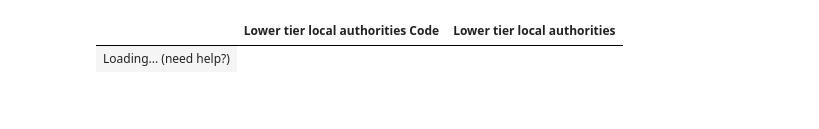
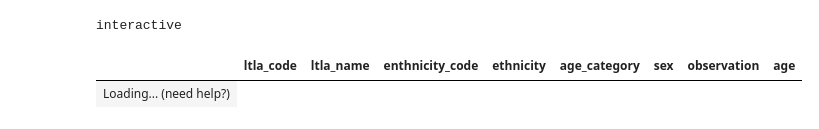
Before and after one commit to jimmytidey/personar, a Jupyter notebook: API/data/core_demography_by_ltla/core_demography_by_ltla.ipynb, the cells around one changed output. Cells and saved outputs as stored; diff of their text form; code cells hidden in the pictures.

Commit message:
adding drop box to select region

```diff
--- a/API/data/core_demography_by_ltla/core_demography_by_ltla.ipynb
+++ b/API/data/core_demography_by_ltla/core_demography_by_ltla.ipynb
@@ -1,14 +1,17 @@
 # %%
-
+import random
+from itables import init_notebook_mode
 import pandas as pd
-from itables import init_notebook_mode
-import random
-
 import os
 import sys
 # don't know why it can't find modules
 sys.path.append("../../venv/lib/python3.11/site-packages")
 init_notebook_mode(all_interactive=True)
+
+
+def is_interactive():
+    import __main__ as main
+    return not hasattr(main, '__file__')
 # %% [output]
 [interactive output not drawn]
 [interactive output not drawn]
@@ -17,15 +20,19 @@ init_notebook_mode(all_interactive=True)
 # gender - two categories
 # age - seven categories
 # ethnicity - 20 cateogies
-#
 
-def sample_core_demography_by_ltla(sample_size):
-    path = os.path.abspath(os.path.dirname(__file__))
-    file_path = os.path.join(
-        path, 'RM032-2021-1-filtered-2023-09-02T13_43_40Z.csv')
+def sample_core_demography_by_ltla(sample_size, region='none'):
 
-    df = pd.read_csv(file_path)
-    sample_df = df.sample(n=sample_size, weights='Observation')
+    if (is_interactive()):
+        print('interactive')
+        file_path = 'RM032-2021-1-filtered-2023-09-02T13_43_40Z.csv'
+    else:
+        print('not interactive')
+        path = os.path.abspath(os.path.dirname(__file__))
+        file_path = os.path.join(
+            path, 'RM032-2021-1-filtered-2023-09-02T13_43_40Z.csv')
+
+    csv_df = pd.read_csv(file_path)
 
     rename_dict = {'Lower tier local authorities Code': 'ltla_code',
                    'Lower tier local authorities': 'ltla_name',
@@ -35,56 +42,49 @@ def sample_core_demography_by_ltla(sample_size):
                    'Observation': 'observation',
                    'Ethnic group (20 categories) Code': 'enthnicity_code'}
 
-    sample_df.rename(columns=rename_dict,
-                     inplace=True)
+    csv_df.rename(columns=rename_dict,
+                  inplace=True)
+
+    if (region == 'none'):
+        region_df = csv_df
+    else:
+        region_df = csv_df[csv_df['ltla_code'] == region]
+
+    sample_df = region_df.sample(n=sample_size, weights='observation')
 
     def age_category_to_age(age_category):
         if (age_category == 'Aged 4 years and under'):
             return random.randrange(0, 4)
         elif (age_category == 'Aged 5 to 9 years'):
             return random.randrange(5, 9)
         elif (age_category == 'Aged 10 to 15 years'):
             return random.randrange(10, 15)
         elif (age_category == 'Aged 16 to 24 years'):
             return random.randrange(16, 24)
         elif (age_category == 'Aged 25 to 34 years'):
             return random.randrange(25, 34)
         elif (age_category == 'Aged 35 to 49 years'):
             return random.randrange(35, 49)
         elif (age_category == 'Aged 50 to 64 years'):
             return random.randrange(50, 64)
         elif (age_category == 'Aged 65 to 74 years'):
             return random.randrange(65, 74)
         elif (age_category == 'Aged 75 years and over'):
             return random.randrange(75, 90)
         else:
             return -1
 
     sample_df['age'] = sample_df['age_category'].apply(age_category_to_age)
     sample_df['sex'] = sample_df['sex'].apply(str.lower)
 
     sample_df.drop(['Age (9 categories) Code',
                    'Sex (2 categories) Code'], inplace=True, axis=1)
 
     return sample_df
 
 
-def list_all_ltlas():
-
-    file_path = os.path.join('RM032-2021-1-filtered-2023-09-02T13_43_40Z.csv')
-    df = pd.read_csv(file_path)
-
-    list = df.drop_duplicates('Lower tier local authorities Code')
-
-    list = list[['Lower tier local authorities Code',
-                 'Lower tier local authorities']]
-
-    list.sort_values('Lower tier local authorities', inplace=True)
-
-    display(list)
-
-
-list_all_ltlas()
+sample_core_demography_by_ltla(10, 'E07000223')
 # %% [output]
+interactive
-|  | Lower tier local authorities Code | Lower tier local authorities |
+|  | ltla_code | ltla_name | enthnicity_code | ethnicity | age_category | sex | observation | age |
 | Loading... (need help?) |
```
Also changed, not shown: parts of 1 cell of this notebook, 2 other files.
